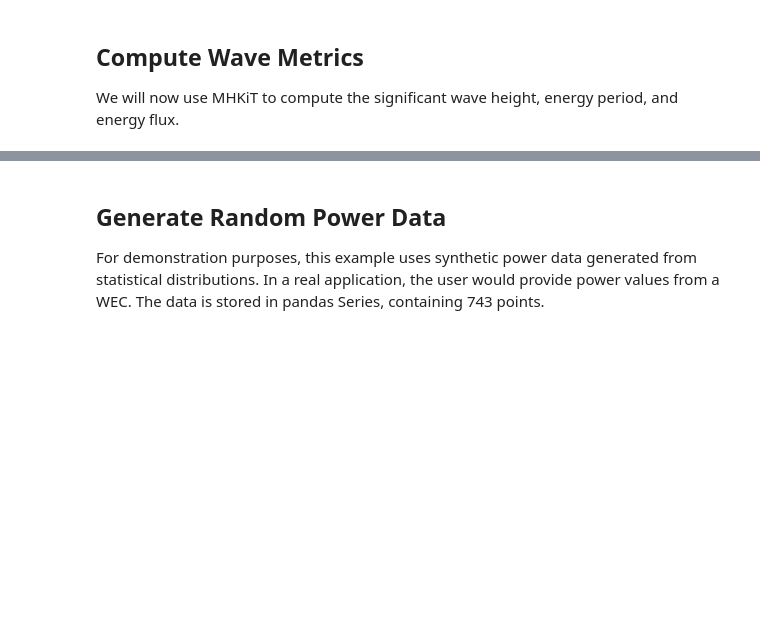
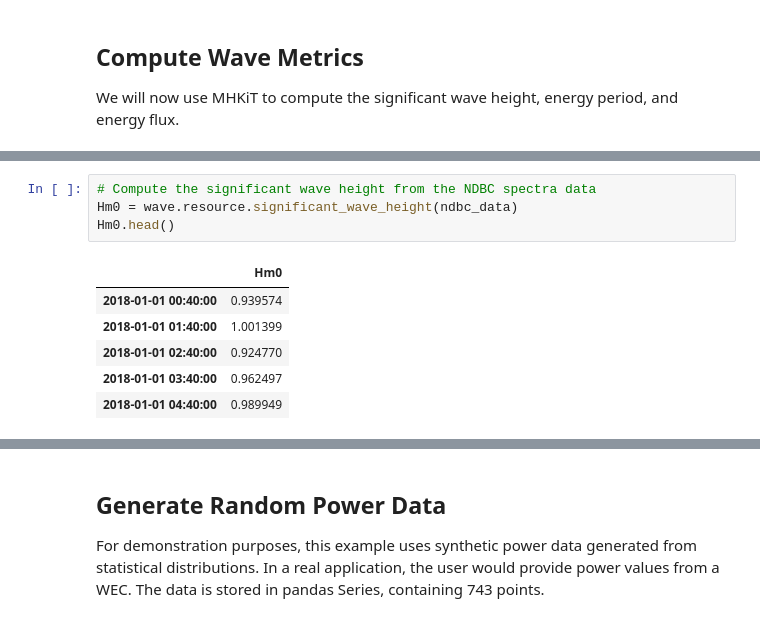
Before and after one commit to MHKiT-Software/MHKiT-Python, a Jupyter notebook: examples/wave_example.ipynb, the cells around one changed output, grey strips where cells are left out. Saved outputs shown, nothing was run; the diff lists cells and outputs as text; blank space fills up the shorter version.

```diff
--- a/examples/wave_example.ipynb
+++ b/examples/wave_example.ipynb
@@ -81,0 +58,11 @@ print(Hm0)
+# %%
+# Compute the significant wave height from the NDBC spectra data
+Hm0 = wave.resource.significant_wave_height(ndbc_data)
+Hm0.head()
+# %% [output]
+|  | Hm0 |
+| 2018-01-01 00:40:00 | 0.939574 |
+| 2018-01-01 01:40:00 | 1.001399 |
+| 2018-01-01 02:40:00 | 0.924770 |
+| 2018-01-01 03:40:00 | 0.962497 |
+| 2018-01-01 04:40:00 | 0.989949 |
```
Also changed, not shown: parts of 12 cells of this notebook, 3 other files.
